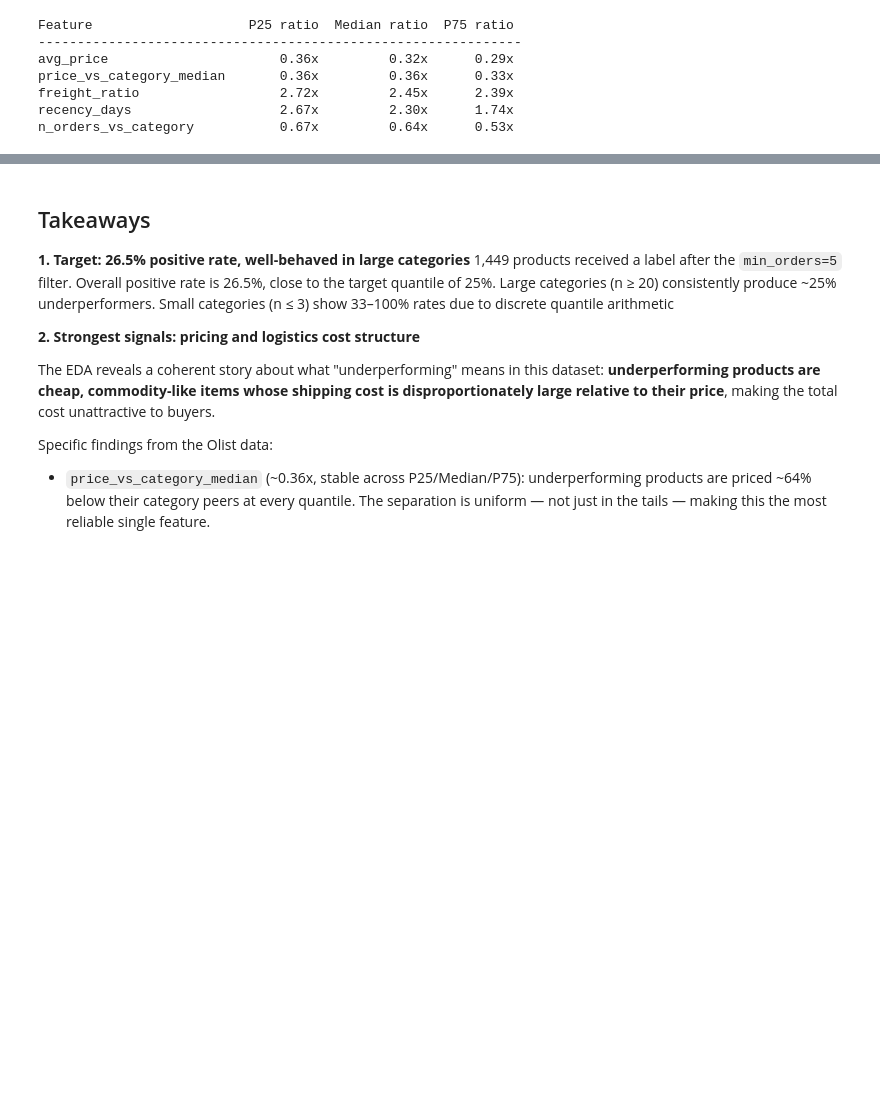
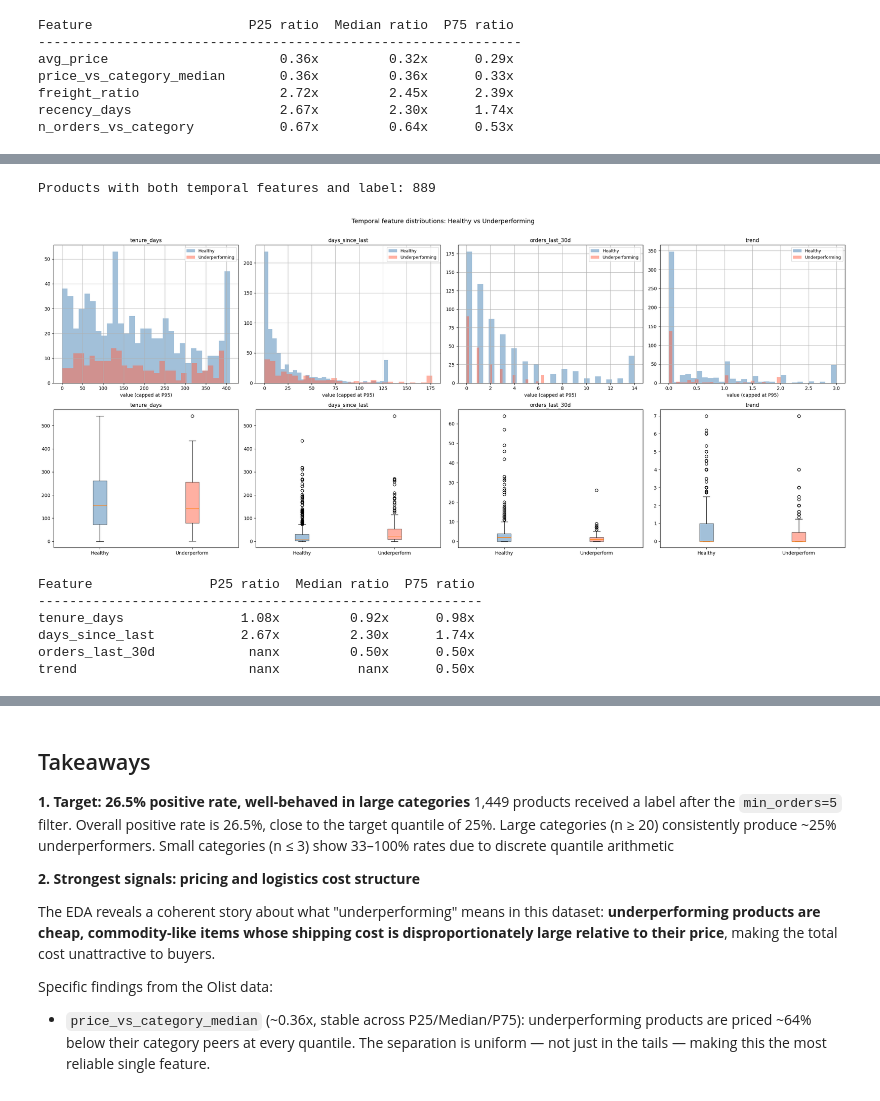
Before and after one commit to Bmocc/productlift, a Jupyter notebook: notebooks/01_eda_starter.ipynb, the cells around one changed output, grey strips where cells are left out. Saved outputs shown, nothing was run; the diff lists cells and outputs as text; code cells hidden in the pictures; blank space fills up the shorter version.

```diff
--- a/notebooks/01_eda_starter.ipynb
+++ b/notebooks/01_eda_starter.ipynb
@@ -435,0 +451,9 @@ n_orders_vs_category           0.67x         0.64x      0.53x
+# %%
+from app.features.temporal import temporal_features
+
+# Build temporal features from the feature window (same feature_events used above)
+temp_feats = temporal_features(feature_events, as_of=as_of)
+
+print(f"Temporal features shape: {temp_feats.shape}")
+print(f"Columns: {temp_feats.columns.tolist()}")
+temp_feats.describe(percentiles=[.25, .5, .75, .9]).round(1)
@@ -435,0 +473,63 @@ n_orders_vs_category           0.67x         0.64x      0.53x
+# %%
+# Merge with labels for signal comparison
+temp_with_label = temp_feats.merge(
+    labels[["product_id", "is_underperforming"]],
+    on="product_id", how="inner"
+)
+
+print(f"Products with both temporal features and label: {len(temp_with_label):,}")
+
+temporal_features_to_check = ["tenure_days", "days_since_last", "orders_last_30d", "trend"]
+
+fig, axes = plt.subplots(2, 4, figsize=(24, 10))
+
+for col, feat in enumerate(temporal_features_to_check):
+    # Top row: overlapping histogram
+    for grp, color, name in [(0, "steelblue", "Healthy"), (1, "tomato", "Underperforming")]:
+        subset = temp_with_label[temp_with_label["is_underperforming"] == grp][feat].dropna()
+        # Cap extreme outliers for readability
+        cap = subset.quantile(0.95)
+        subset.clip(upper=cap).hist(bins=30, alpha=0.5, ax=axes[0][col], color=color, label=name)
+    axes[0][col].set_title(feat, fontsize=11)
+    axes[0][col].legend(fontsize=9)
+    axes[0][col].set_xlabel("value (capped at P95)")
+
+    # Bottom row: boxplot
+    groups = [
+        temp_with_label[temp_with_label["is_underperforming"] == g][feat].dropna()
+        for g in [0, 1]
+    ]
+    bp = axes[1][col].boxplot(groups, labels=["Healthy", "Underperform"],
+                              patch_artist=True, boxprops=dict(alpha=0.5))
+    bp["boxes"][0].set_facecolor("steelblue")
+    bp["boxes"][1].set_facecolor("tomato")
+    axes[1][col].set_title(feat, fontsize=11)
+
+plt.suptitle("Temporal feature distributions: Healthy vs Underperforming", y=1.01, fontsize=13)
+plt.tight_layout()
+plt.show()
+
+# Quantile ratio table
+print(f"\n{'Feature':<20} {'P25 ratio':>10} {'Median ratio':>13} {'P75 ratio':>10}")
+print("-" * 57)
+for feat in temporal_features_to_check:
+    healthy = temp_with_label[temp_with_label["is_underperforming"] == 0][feat].dropna()
+    under   = temp_with_label[temp_with_label["is_underperforming"] == 1][feat].dropna()
+
+    q25_h, med_h, q75_h = healthy.quantile([0.25, 0.5, 0.75])
+    q25_u, med_u, q75_u = under.quantile([0.25, 0.5, 0.75])
+
+    r25 = q25_u / q25_h if q25_h != 0 else float("nan")
+    r50 = med_u / med_h  if med_h  != 0 else float("nan")
+    r75 = q75_u / q75_h if q75_h != 0 else float("nan")
+
+    print(f"{feat:<20} {r25:>9.2f}x {r50:>12.2f}x {r75:>9.2f}x")
+# %% [output]
+Products with both temporal features and label: 889
+[figure, added]
+Feature               P25 ratio  Median ratio  P75 ratio
+---------------------------------------------------------
+tenure_days               1.08x         0.92x      0.98x
+days_since_last           2.67x         2.30x      1.74x
+orders_last_30d            nanx         0.50x      0.50x
+trend                      nanx          nanx      0.50x
```
Also changed, not shown: parts of 12 cells of this notebook, 4 other files.
